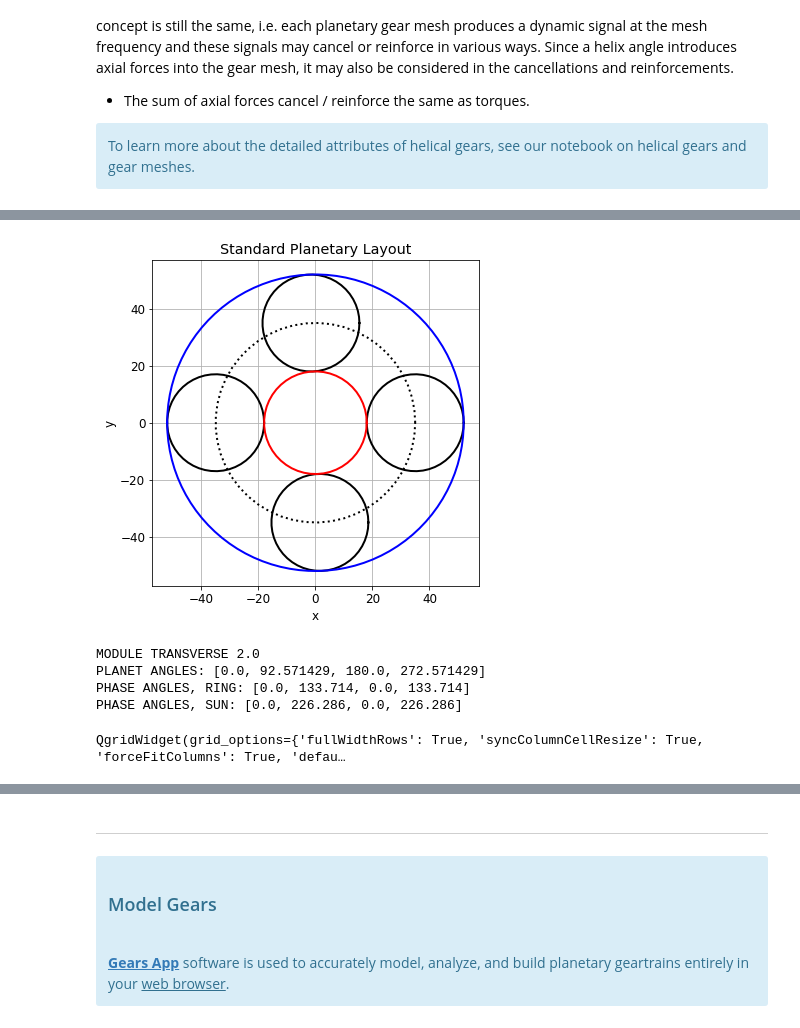
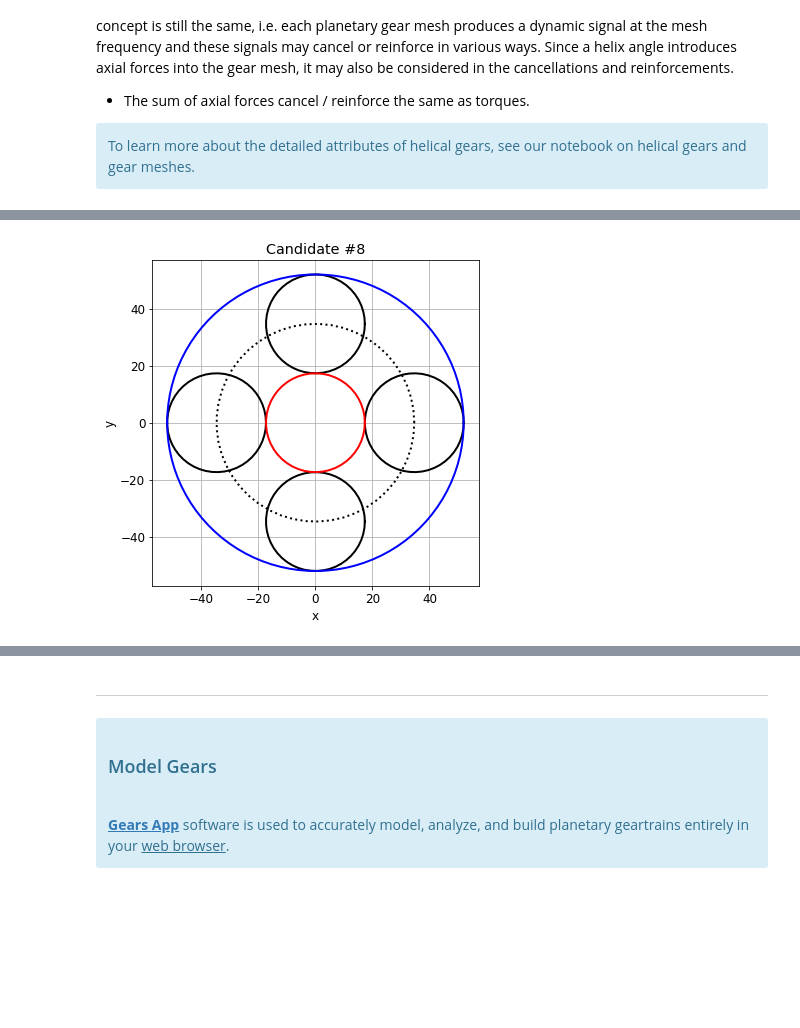
Before and after one commit to drivetrainhub/notebooks-gears, a Jupyter notebook: geometry/Chapter 4 - Planetary Gears.ipynb, the cells around one changed output, grey strips where cells are left out. Saved outputs shown, nothing was run; the diff lists cells and outputs as text; code cells hidden in the pictures; blank space fills up the shorter version.

Commit message:
Completes standard planetary notebook section.  HTML version has been created in classic format and is ready for release.

```diff
--- a/geometry/Chapter 4 - Planetary Gears.ipynb
+++ b/geometry/Chapter 4 - Planetary Gears.ipynb
@@ -47,7 +46,7 @@ FIGSIZE = (6, 6)  # size of plots
 plt.rcParams.update({'font.size': 12})  # set default font size
 
 # usage mode
-DEV_MODE = True
+DEV_MODE = False
 # %%
 # DEVELOPMENT USE: %autoreload 1
 # PRODUCTION USE: %autoreload 0
@@ -670,7 +651,7 @@ ratio_1v_delta = 0.03  # decimal percentage
 ring_pitch_dia_target = -104
 n_planets_target = 4
 
-helix_angle_min = 10  # (+) degrees
+helix_angle_min = 15  # (+) degrees
 helix_angle_max = 15  # (+) degrees
 
 z3_min = -40
@@ -753,7 +734,7 @@ data = [
     ['Number of planets, max', '$N_\\text{max}$', number_of_planets_max, '-'],
 ]
 df = pd.DataFrame(data=data, columns=cols)
-display(HTML(df.to_html(index=False, notebook=True)))
+display(HTML(df.to_html(index=False)))
 
 if not candidates:
     print(f"\x1b[31mNo candidates found in the design space.\x1b[0m")  # red color formatting
@@ -789,87 +781,85 @@ QgridWidget(grid_options={'fullWidthRows': True, 'syncColumnCellResize': True, '
 # %%
 # PLOT CANDIDATE
 # --------------
-candidate_number = 36
+candidate_number = 8
 
 # candidate attributes
 candidate_row = candidates[candidate_number-1]
 candidate = get_candidate_dict(candidate_row)
 z1 = candidate['z1']
+z2 = candidate['z2']
 z3 = candidate['z3']
+ratio = candidate['ratio']
 beta = radians(candidate['beta'])
 N = candidate['N']
+space_type = candidate['space']
+phase_type = candidate['phase']
 mn = candidate['mn']
 cd = candidate['CD']
 carrier_pcd = 2 * cd
 
-# computed attributes
-
+# computed data
 mt = mn / cos(beta)
 d_w1 = z1 * mt
 d_w3 = z3 * mt
 d_w2 = reference_planet_size(d_w1, d_w3)
-
-# define tabular data
-df_candidate = pd.DataFrame(data=[candidate_row], columns=cols_candidate)
-df_candidate = df_candidate.set_index('#')
-
-# define table display
-grid_options = {'minVisibleRows': 1, 'maxVisibleRows': 1, 'sortable': False, 'filterable': False}
-qgridwidget = qgrid.show_grid(df_candidate, grid_options=grid_options)
+planet_angles = get_planet_angles(z1, z3, N)
+phis_ring = [mesh_phase_angle(theta, z3) for theta in planet_angles]
+phis_sun = [mesh_phase_angle(theta, z1) for theta in planet_angles]
 
 # initialize plot
 fig = plt.figure(figsize=FIGSIZE)
 ax = fig.add_subplot(1, 1, 1)
 
 # carrier pitch circle
 x, y = planetary.circle_curve(carrier_pcd / 2)
 ax.plot(x, y, 'k:', linewidth=2)
-
-# planet spacing
-planet_angles = get_planet_angles(z1, z3, N)
 
 # planet pitch diameters
 for i in range(number_of_planets):
     xc, yc = planetary.polar_to_cartesian(cd, planet_angles[i])
     x, y = planetary.circle_curve(d_w2 / 2, x_center=xc, y_center=yc)
     ax.plot(x, y, 'k', linewidth=2)
 
 # ring pitch diameter
 x, y = planetary.circle_curve(d_w3 / 2, np.linspace(0, 2*pi, 100))
 ax.plot(x, y, 'b', linewidth=2)
 
 # sun pitch diameter
 x, y = planetary.circle_curve(d_w1 / 2)
 ax.plot(x, y, 'r', linewidth=2)
 
 # plot format
 ax.set_aspect('equal')
-plt.title('Standard Planetary Layout')
+plt.title(f'Candidate #{candidate_number}')
 plt.xlabel('x')
 plt.ylabel('y')
 plt.grid()
 plt.show()
 
-# display tooth size
-print('MODULE TRANSVERSE', round(mt, 3))
-
-# display planet angles
-print('PLANET ANGLES:', [round(degrees(theta), 6) for theta in planet_angles])
-
-# display phase angles, ring
-phis_ring = [mesh_phase_angle(theta, z3) for theta in planet_angles]
-print('PHASE ANGLES, RING:', [round(degrees(phi), 3) for phi in phis_ring])
-
-# display phase angles, sun
-phis_sun = [mesh_phase_angle(theta, z1) for theta in planet_angles]
-print('PHASE ANGLES, SUN:', [round(degrees(phi), 3) for phi in phis_sun])
-
 # display candidate table
-qgridwidget
+cols = ['Description', 'Symbol', 'Value', 'Units']
+data = [
+    ['Candidate', '#', candidate_number, '-'],
+    ['Sun tooth count', '$z_1$', z1, '-'],
+    ['Ring tooth count', '$z_3$', z3, '-'],
+    ['Planet tooth count', '$z_2$', z2, '-'],
+    ['Transmission ratio', '$i_{1V}$', ratio, '-'],
+    ['---', '', '', ''],
+    ['Number of planets', '$N$', N, '-'],
+    ['Planet spacing', '-', space_type, '-'],
+    ['Planet angles', '$\\theta_i$', [round(degrees(theta), 5) for theta in planet_angles], '$\deg$'],
+    ['---', '', '', ''],
+    ['Phasing type', '-', phase_type, '-'],
+    ['Phase angles, ring', '$\\phi_{3i}$', [round(degrees(phi), 3) for phi in phis_ring], '$\deg$'],
+    ['Phase angles, sun', '$\\phi_{1i}$', [round(degrees(phi), 3) for phi in phis_sun], '$\deg$'],
+    ['---', '', '', ''],
+    ['Helix angle', '$\\beta$', round(degrees(beta), 3), '$\deg$'],
+    ['Normal module', '$m_n$', round(mn, 3), '$\mm$'],
+    ['Transverse module', '$m_t$', round(mt, 3), '$\mm$'],
+    ['Reference center distance', '$a_0$', round(cd, 3), '$\mm$'],
+]
+df_candidate = pd.DataFrame(data=data, columns=cols)
+display(HTML(df_candidate.to_html(index=False)))
 # %% [output]
-[figure, old version]
+[figure, new version]
-MODULE TRANSVERSE 2.0
-PLANET ANGLES: [0.0, 92.571429, 180.0, 272.571429]
-PHASE ANGLES, RING: [0.0, 133.714, 0.0, 133.714]
-PHASE ANGLES, SUN: [0.0, 226.286, 0.0, 226.286]
-QgridWidget(grid_options={'fullWidthRows': True, 'syncColumnCellResize': True, 'forceFitColumns': True, 'defau…
```
Also changed, not shown: parts of 24 cells of this notebook, 1 other file.
